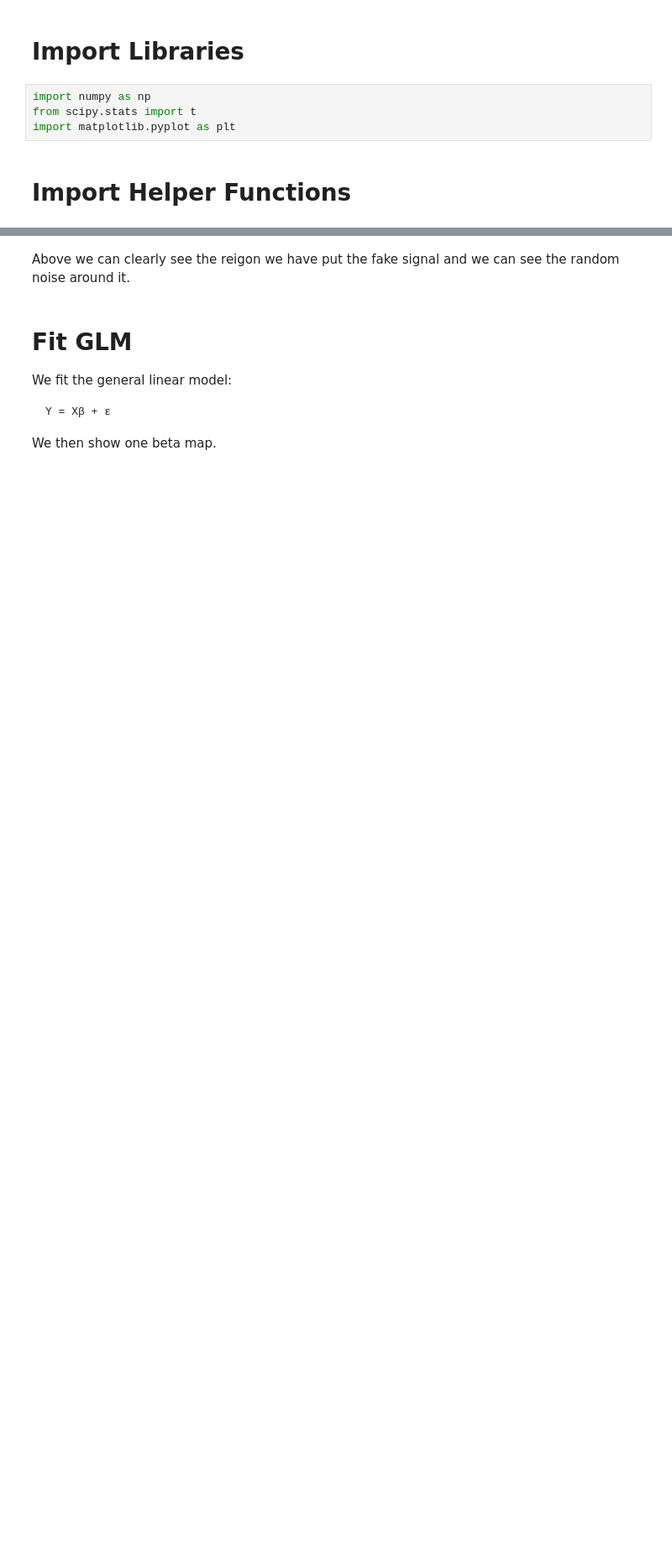
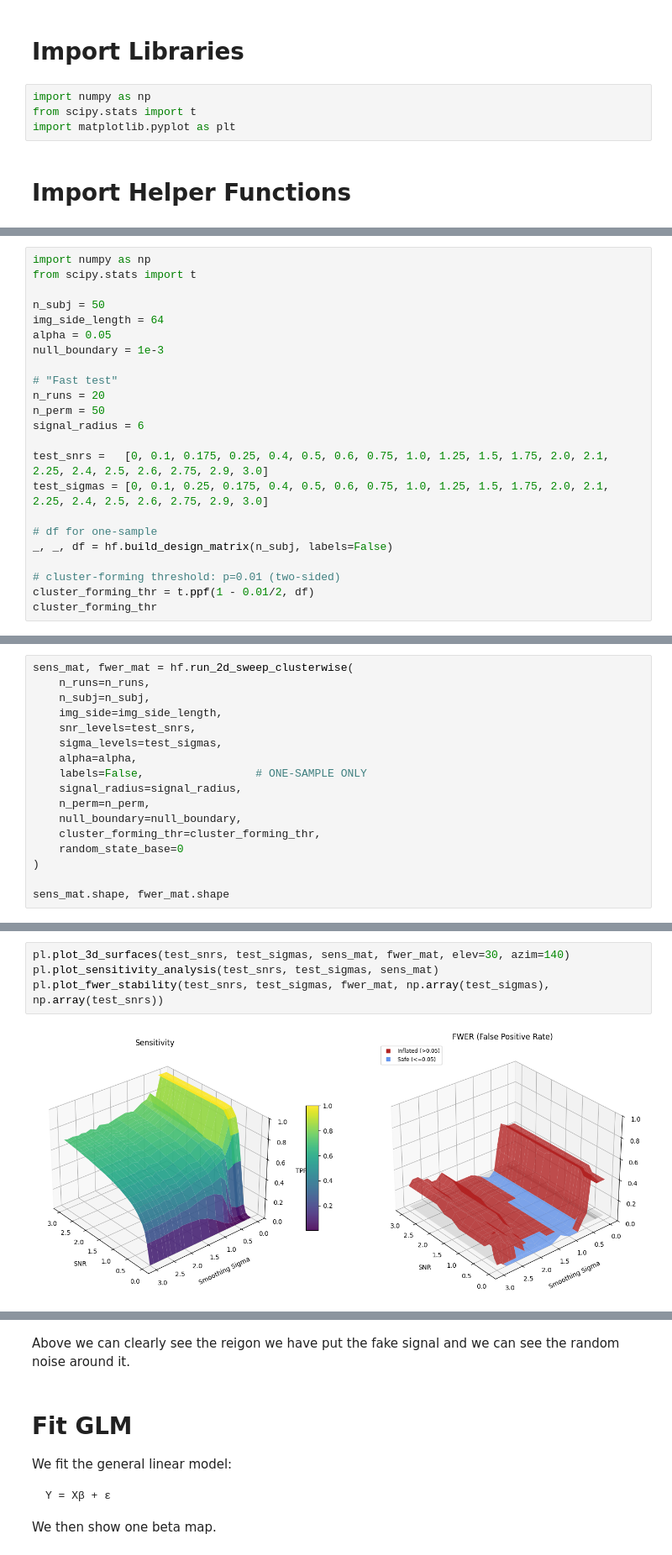
Before and after one commit to lt22412/group_project, a Jupyter notebook: Cluster_wise_permutation/walkthrough.ipynb, the cells around one changed output, grey strips where cells are left out. Shown at 84% size. Drawn from its saved outputs; the diff is of its cells as text; blank space fills up the shorter version.

```diff
--- a/Cluster_wise_permutation/walkthrough.ipynb
+++ b/Cluster_wise_permutation/walkthrough.ipynb
@@ -11,0 +136,23 @@ import simdata as simd
+# %%
+import numpy as np
+from scipy.stats import t
+
+n_subj = 50
+img_side_length = 64
+alpha = 0.05
+null_boundary = 1e-3
+
+# "Fast test"
+n_runs = 20
+n_perm = 50
+signal_radius = 6
+
+test_snrs =   [0, 0.1, 0.175, 0.25, 0.4, 0.5, 0.6, 0.75, 1.0, 1.25, 1.5, 1.75, 2.0, 2.1, 2.25, 2.4, 2.5, 2.6, 2.75, 2.9, 3.0]
+test_sigmas = [0, 0.1, 0.25, 0.175, 0.4, 0.5, 0.6, 0.75, 1.0, 1.25, 1.5, 1.75, 2.0, 2.1, 2.25, 2.4, 2.5, 2.6, 2.75, 2.9, 3.0]
+
+# df for one-sample
+_, _, df = hf.build_design_matrix(n_subj, labels=False)
+
+# cluster-forming threshold: p=0.01 (two-sided)
+cluster_forming_thr = t.ppf(1 - 0.01/2, df)
+cluster_forming_thr
@@ -11,0 +161,17 @@ import simdata as simd
+# %%
+sens_mat, fwer_mat = hf.run_2d_sweep_clusterwise(
+    n_runs=n_runs,
+    n_subj=n_subj,
+    img_side=img_side_length,
+    snr_levels=test_snrs,
+    sigma_levels=test_sigmas,
+    alpha=alpha,
+    labels=False,                 # ONE-SAMPLE ONLY
+    signal_radius=signal_radius,
+    n_perm=n_perm,
+    null_boundary=null_boundary,
+    cluster_forming_thr=cluster_forming_thr,
+    random_state_base=0
+)
+
+sens_mat.shape, fwer_mat.shape
@@ -11,0 +180,6 @@ import simdata as simd
+# %%
+pl.plot_3d_surfaces(test_snrs, test_sigmas, sens_mat, fwer_mat, elev=30, azim=140)
+pl.plot_sensitivity_analysis(test_snrs, test_sigmas, sens_mat)
+pl.plot_fwer_stability(test_snrs, test_sigmas, fwer_mat, np.array(test_sigmas), np.array(test_snrs))
+# %% [output]
+[figure, added]
```
Also changed, not shown: parts of 18 cells of this notebook, 3 other files.
